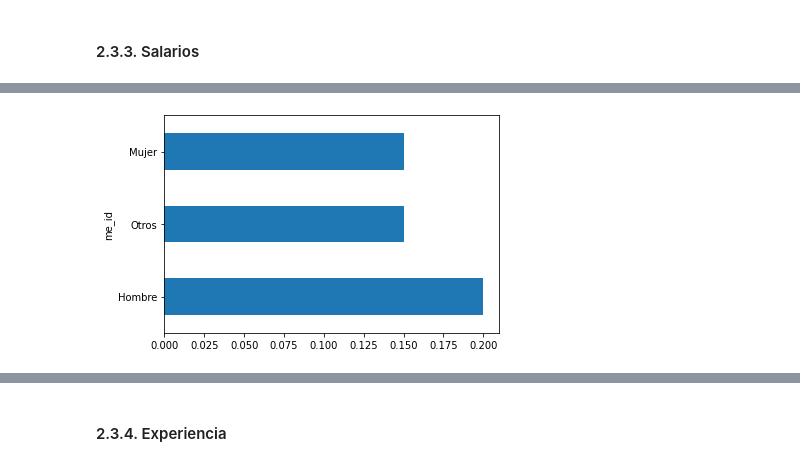
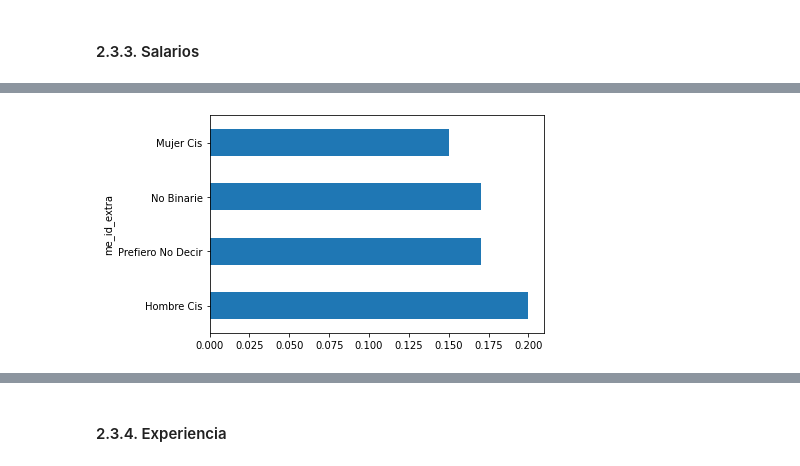
Before and after one commit to SebastianESaavedra/openqube-sueldos, a Jupyter notebook: pipeline/data-analysis.ipynb, the cells around one changed output, grey strips where cells are left out. Drawn from its saved outputs; the diff is of its cells as text; code cells hidden in the pictures.

Commit message:
work in progress towards multi gender

```diff
--- a/pipeline/data-analysis.ipynb
+++ b/pipeline/data-analysis.ipynb
@@ -1513,2 +1512,5 @@ Perfiero No Decir    0.000179
 Name: me_id_extra, dtype: float64
 [interactive output not drawn]
+# %%
+# these are the genders that have at least 0.5% of responses
+enough_data = ['Hombre Cis', 'Mujer Cis', 'Prefiero No Decir', 'No Binarie']
@@ -1599,18 +1603,19 @@ display([rol for rol in top_salary_roles if rol not in top_salary_roles_mujer])
 ['DBA', 'Middleware']
 [interactive output not drawn]
 # %%
+df = dataframe[dataframe.me_id_extra.isin(enough_data)]
 df = (
-    dataframe.groupby(["me_id"])
+    df.groupby(["me_id_extra"])
     .median()
     .unstack()["de_que_fue_el_ajuste_total"]
     .sort_values(ascending=False)
     / 100
 )
 
 df.plot(kind="barh")
 charts["gender_salary_adjustment"] = to_rechart(df)
 # %% [output]
-[figure, old version]
+[figure, new version]
 [interactive output not drawn]
 # %% [markdown]
 #### 2.3.4. Experiencia
```
Also changed, not shown: parts of 14 cells of this notebook, 3 other files.
